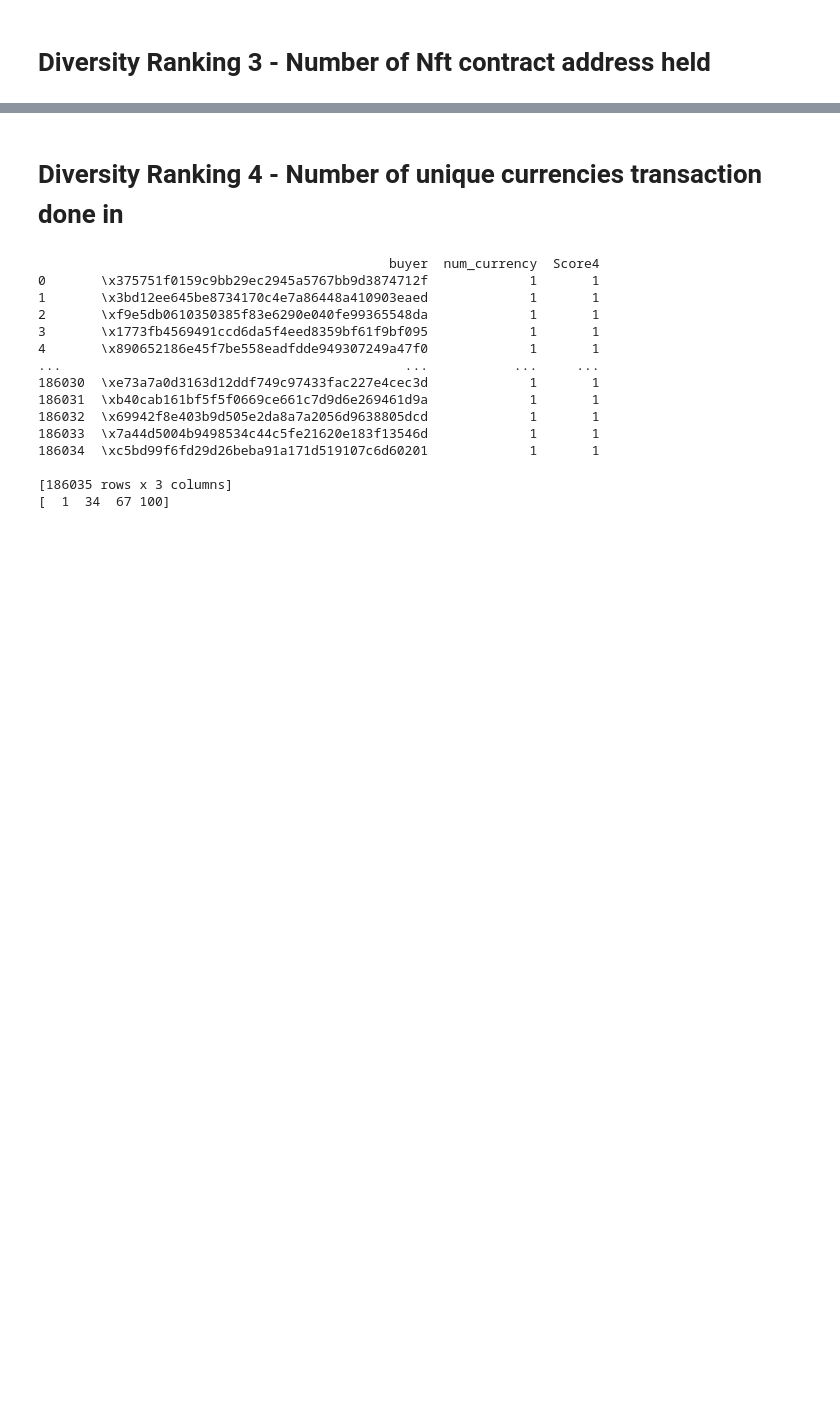
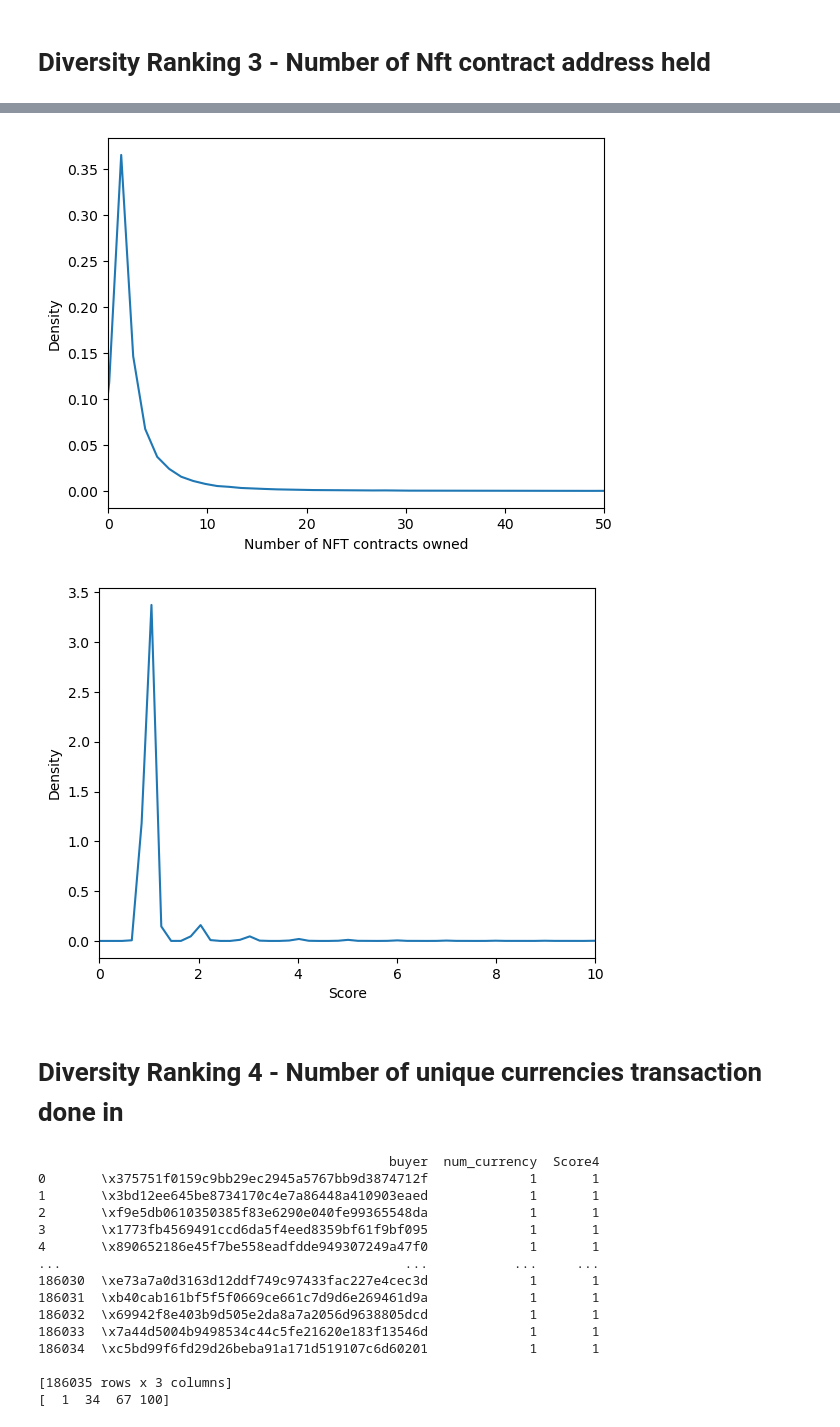
Before and after one commit to cardstack/nft-membership-nyu, a Jupyter notebook: notebooks/pipeline/Ranking.ipynb, the cells around one changed output, grey strips where cells are left out. Drawn from its saved outputs; the diff is of its cells as text; code cells hidden in the pictures; blank space fills up the shorter version.

```diff
--- a/notebooks/pipeline/Ranking.ipynb
+++ b/notebooks/pipeline/Ranking.ipynb
@@ -351,3 +296,20 @@ df_rule_num_nftcontract=spark.createDataFrame(df_rule_num_nftcontract_pd)
+# %%
+df_rule_num_nftcontract_pd['num_nftcontract'].plot.kde()
+plt.xlabel('Number of NFT contracts owned')
+plt.ylabel('Density')
+plt.title("")
+plt.xlim(0,50)
+plt.show()
+
+df_rule_num_nftcontract_pd['Score3'].plot.kde()
+plt.xlabel('Score')
+plt.ylabel('Density')
+plt.title("")
+plt.xlim(0,10)
+plt.show()
+# %% [output]
+[figure, added]
+[figure, added]
 # %% [markdown]
 # Diversity Ranking 4 - Number of unique currencies transaction done in
 # %%
```
Also changed, not shown: parts of 22 cells of this notebook.
